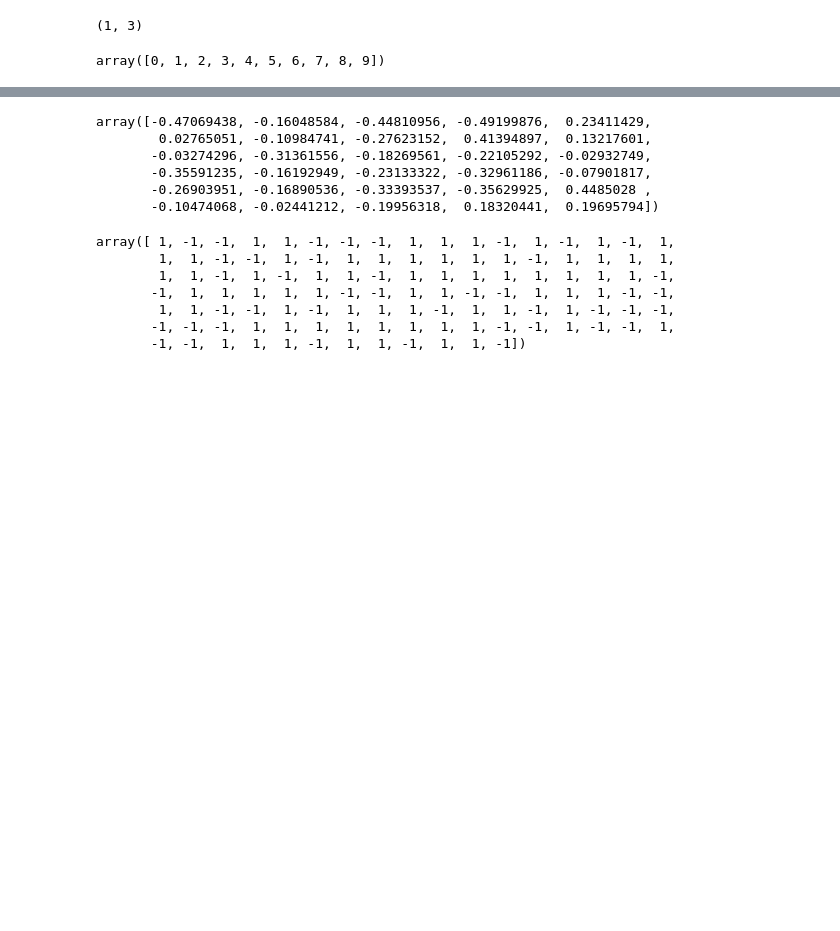
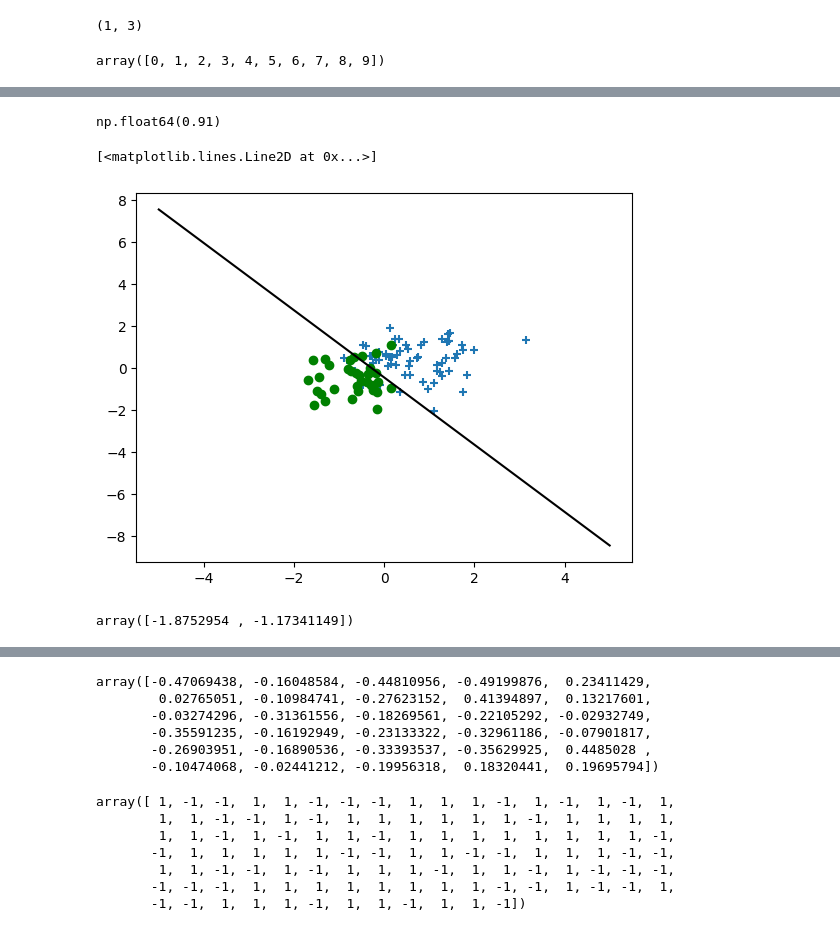
Before and after one commit to notnsas/cs229-ml-from-scratch, a Jupyter notebook: cs229_ml_from_scratch.ipynb, the cells around one changed output, grey strips where cells are left out. Cells and saved outputs as stored; diff of their text form; code cells hidden in the pictures; blank space fills up the shorter version.

Commit message:
hampir lesai akurasi train udh bagus bgt

```diff
--- a/cs229_ml_from_scratch.ipynb
+++ b/cs229_ml_from_scratch.ipynb
@@ -1951,0 +1984,49 @@ num changed :0
+# %%
+output = (model.predict(X_train))
+y_pred = np.where(output > 0,1,-1)
+np.mean(y_pred==y_train)
+# %% [output]
+np.float64(0.91)
+# %%
+# mu_vec1 = np.array([0,0])
+# cov_mat1 = np.array([[2,0],[0,2]])
+# x1_samples = np.random.multivariate_normal(mu_vec1, cov_mat1, 100)
+# mu_vec1 = mu_vec1.reshape(1,2).T # to 1-col vector
+
+# mu_vec2 = np.array([1,2])
+# cov_mat2 = np.array([[1,0],[0,1]])
+# x2_samples = np.random.multivariate_normal(mu_vec2, cov_mat2, 100)
+# mu_vec2 = mu_vec2.reshape(1,2).T
+ind1 = np.where(y_train == -1)
+ind2 = np.where(y_train == 1)
+X1 = X_train[ind1]
+X2 = X_train[ind2]
+# print(X1)
+fig = plt.figure()
+
+
+plt.scatter(X1[:,0], X1[:,1], marker='+')
+plt.scatter(X2[:,0],X2[:,1], c= 'green', marker='o')
+
+X = np.concatenate((X1,X2), axis = 0)
+Y = np.array([0]*100 + [1]*100)
+
+# C = 1.0  # SVM regularization parameter
+# clf = svm.SVC(kernel = 'linear',  gamma=0.7, C=C )
+# clf.fit(X, Y)
+C = 1.0  # SVM regularization parameter
+clf = SVC(kernel = 'linear',  gamma=0.7, C=C )
+clf.fit(X_train, y_train)
+w = clf.coef_[0]
+a = -w[0] / w[1]
+xx = np.linspace(-5, 5)
+yy = a * xx - (clf.intercept_[0]) / w[1]
+
+plt.plot(xx, yy, 'k-')
+# %% [output]
+[<matplotlib.lines.Line2D at 0x...>]
+[figure, added]
+# %%
+w
+# %% [output]
+array([-1.8752954 , -1.17341149])
```
Also changed, not shown: parts of 21 cells of this notebook.
